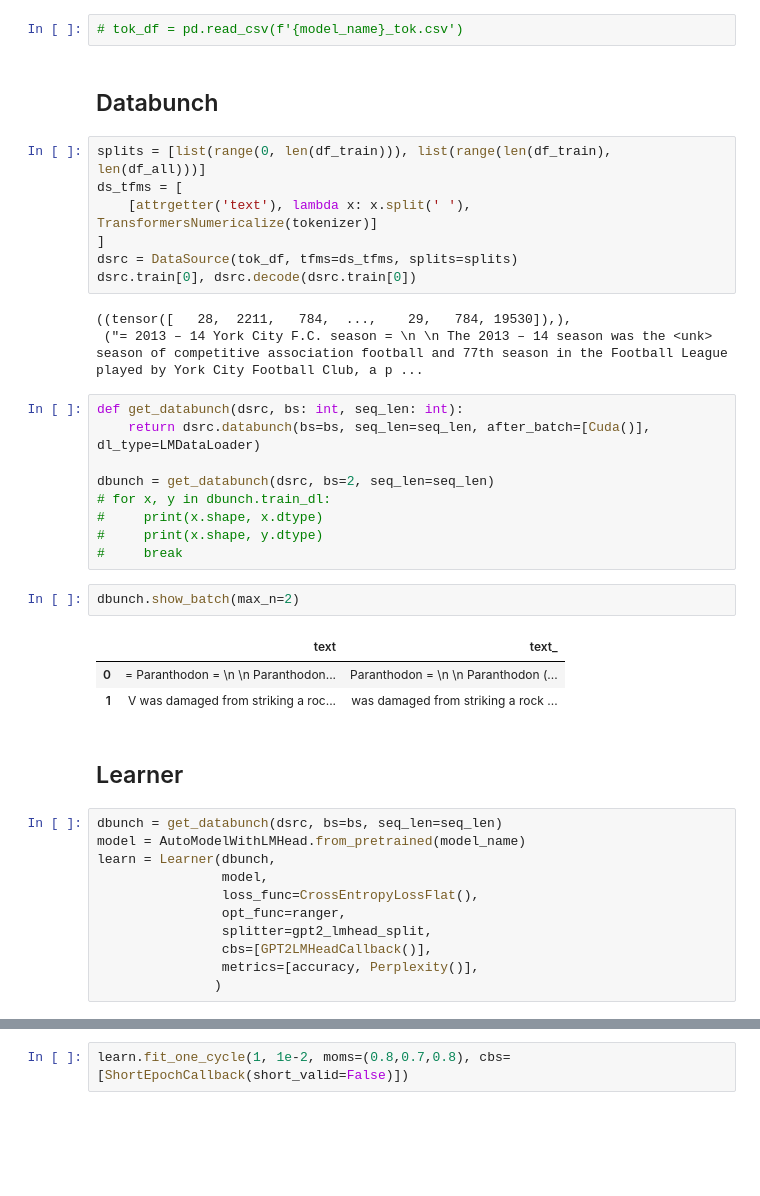
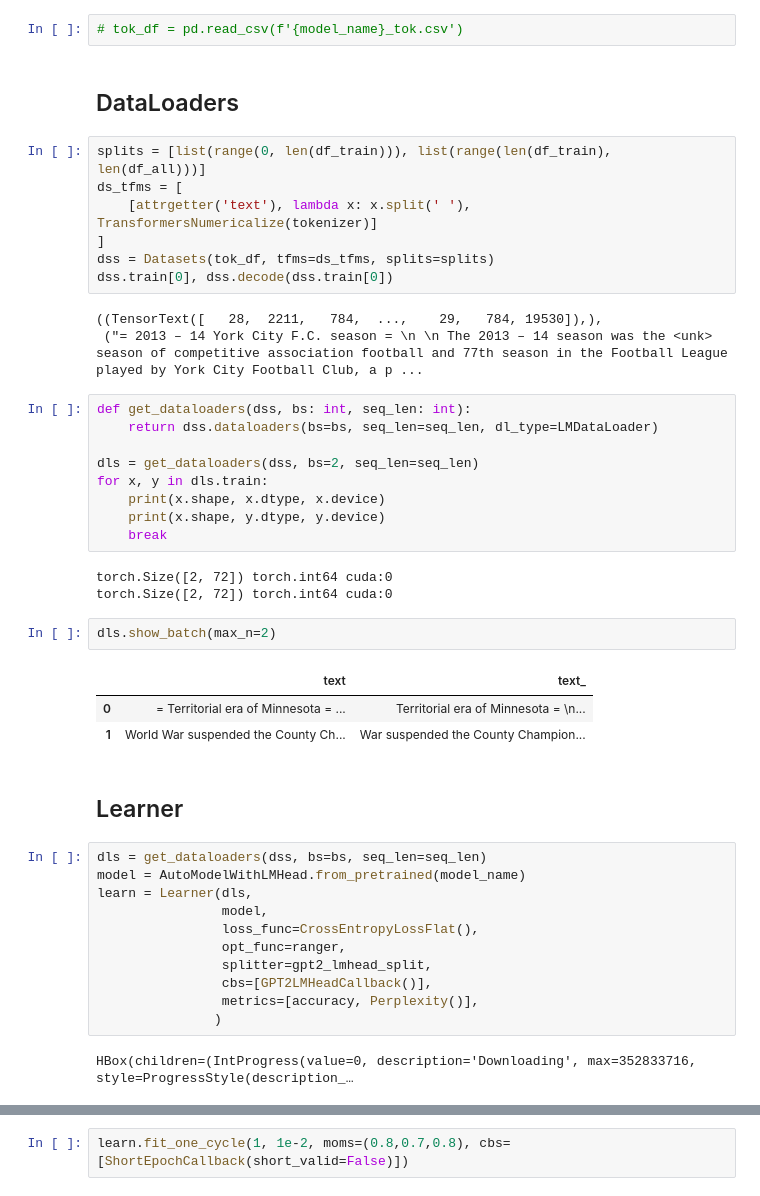
Before and after one commit to cwza/fastai_transformers_utils, a Jupyter notebook: nbs/99b_example_gpt2_lm.ipynb, the cells around one changed output, grey strips where cells are left out. Drawn from its saved outputs; the diff is of its cells as text; blank space fills up the shorter version.

Commit message:
new version of fastai2 has renamed DataSource to Datasets and Databunch to DataLoaders, so follow up

```diff
--- a/nbs/99b_example_gpt2_lm.ipynb
+++ b/nbs/99b_example_gpt2_lm.ipynb
@@ -56,38 +55,41 @@ tok_df.head()
 # %%
 # tok_df = pd.read_csv(f'{model_name}_tok.csv')
 # %% [markdown]
-## Databunch
+## DataLoaders
 # %%
 splits = [list(range(0, len(df_train))), list(range(len(df_train), len(df_all)))]
 ds_tfms = [
     [attrgetter('text'), lambda x: x.split(' '), TransformersNumericalize(tokenizer)]
 ]
-dsrc = DataSource(tok_df, tfms=ds_tfms, splits=splits)
-dsrc.train[0], dsrc.decode(dsrc.train[0])
+dss = Datasets(tok_df, tfms=ds_tfms, splits=splits)
+dss.train[0], dss.decode(dss.train[0])
 # %% [output]
-((tensor([   28,  2211,   784,  ...,    29,   784, 19530]),),
+((TensorText([   28,  2211,   784,  ...,    29,   784, 19530]),),
  ("= 2013 – 14 York City F.C. season = \n \n The 2013 – 14 season was the <unk> season of competitive association football and 77th season in the Football League played by York City Football Club, a p ...
 # %%
-def get_databunch(dsrc, bs: int, seq_len: int):
-    return dsrc.databunch(bs=bs, seq_len=seq_len, after_batch=[Cuda()], dl_type=LMDataLoader)
+def get_dataloaders(dss, bs: int, seq_len: int):
+    return dss.dataloaders(bs=bs, seq_len=seq_len, dl_type=LMDataLoader)
 
-dbunch = get_databunch(dsrc, bs=2, seq_len=seq_len)
-# for x, y in dbunch.train_dl:
-#     print(x.shape, x.dtype)
-#     print(x.shape, y.dtype)
-#     break
+dls = get_dataloaders(dss, bs=2, seq_len=seq_len)
+for x, y in dls.train:
+    print(x.shape, x.dtype, x.device)
+    print(x.shape, y.dtype, y.device)
+    break
+# %% [output]
+torch.Size([2, 72]) torch.int64 cuda:0
+torch.Size([2, 72]) torch.int64 cuda:0
 # %%
-dbunch.show_batch(max_n=2)
+dls.show_batch(max_n=2)
 # %% [output]
 |  | text | text_ |
-| 0 | = Paranthodon = \n \n Paranthodon... | Paranthodon = \n \n Paranthodon (... |
-| 1 | V was damaged from striking a roc... | was damaged from striking a rock ... |
+| 0 | = Territorial era of Minnesota = ... | Territorial era of Minnesota = \n... |
+| 1 | World War suspended the County Ch... | War suspended the County Champion... |
 # %% [markdown]
 ## Learner
 # %%
-dbunch = get_databunch(dsrc, bs=bs, seq_len=seq_len)
+dls = get_dataloaders(dss, bs=bs, seq_len=seq_len)
 model = AutoModelWithLMHead.from_pretrained(model_name)
-learn = Learner(dbunch,
+learn = Learner(dls,
                 model,
                 loss_func=CrossEntropyLossFlat(),
                 opt_func=ranger,
@@ -95,6 +97,8 @@ learn = Learner(dbunch,
                 cbs=[GPT2LMHeadCallback()],
                 metrics=[accuracy, Perplexity()],
                )
+# %% [output]
+HBox(children=(IntProgress(value=0, description='Downloading', max=352833716, style=ProgressStyle(description_…
 # %%
 learn.freeze_to(-1)
 # Seems like my gpt2_lmhead_split is useless for lm_head but I don't know why, so I manually unfreeze the last layer.
```
Also changed, not shown: parts of 2 cells of this notebook, 6 other files.
